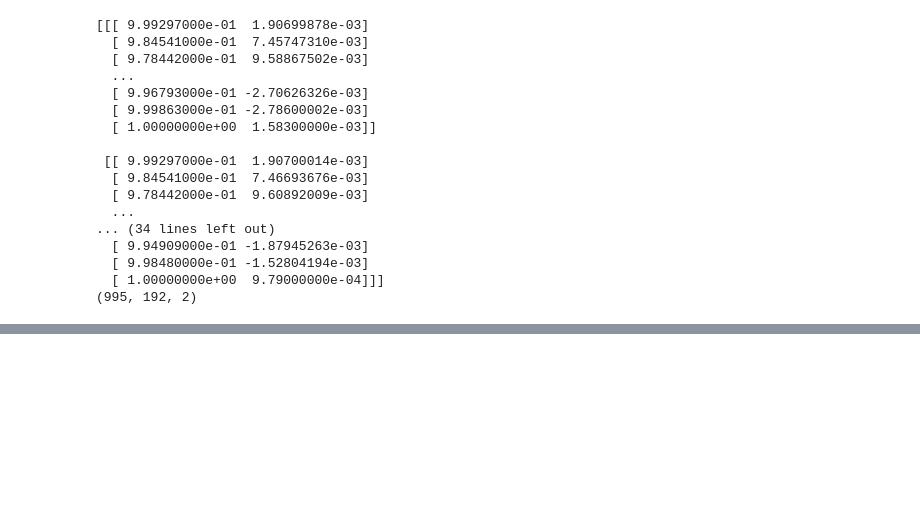
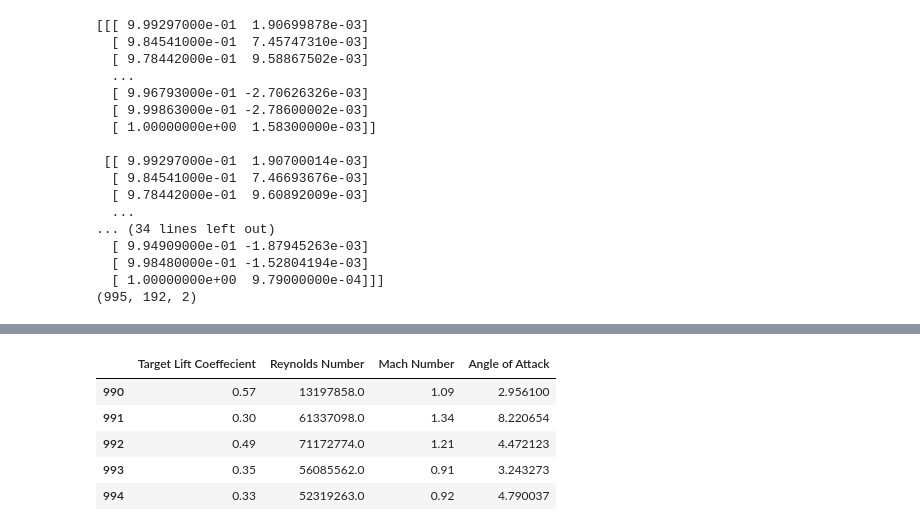
Before and after one commit to Hghn02/Inverse-Design-of-Optimal-Airfoil-Geometry, a Jupyter notebook: data_vis.ipynb, the cells around one changed output, grey strips where cells are left out. Cells and saved outputs as stored; diff of their text form; code cells hidden in the pictures; blank space fills up the shorter version.

```diff
--- a/data_vis.ipynb
+++ b/data_vis.ipynb
@@ -67,0 +80,12 @@ print(airfoils_opt.shape)
+# %%
+# Creating dataframe design parameters
+df = pd.DataFrame(inp_paras,columns=['Target Lift Coeffecient','Reynolds Number', 'Mach Number'])
+df['Angle of Attack'] = aoas_opt
+df.tail()
+# %% [output]
+|  | Target Lift Coeffecient | Reynolds Number | Mach Number | Angle of Attack |
+| 990 | 0.57 | 13197858.0 | 1.09 | 2.956100 |
+| 991 | 0.30 | 61337098.0 | 1.34 | 8.220654 |
+| 992 | 0.49 | 71172774.0 | 1.21 | 4.472123 |
+| 993 | 0.35 | 56085562.0 | 0.91 | 3.243273 |
+| 994 | 0.33 | 52319263.0 | 0.92 | 4.790037 |
```
Also changed, not shown: parts of 5 cells of this notebook.
